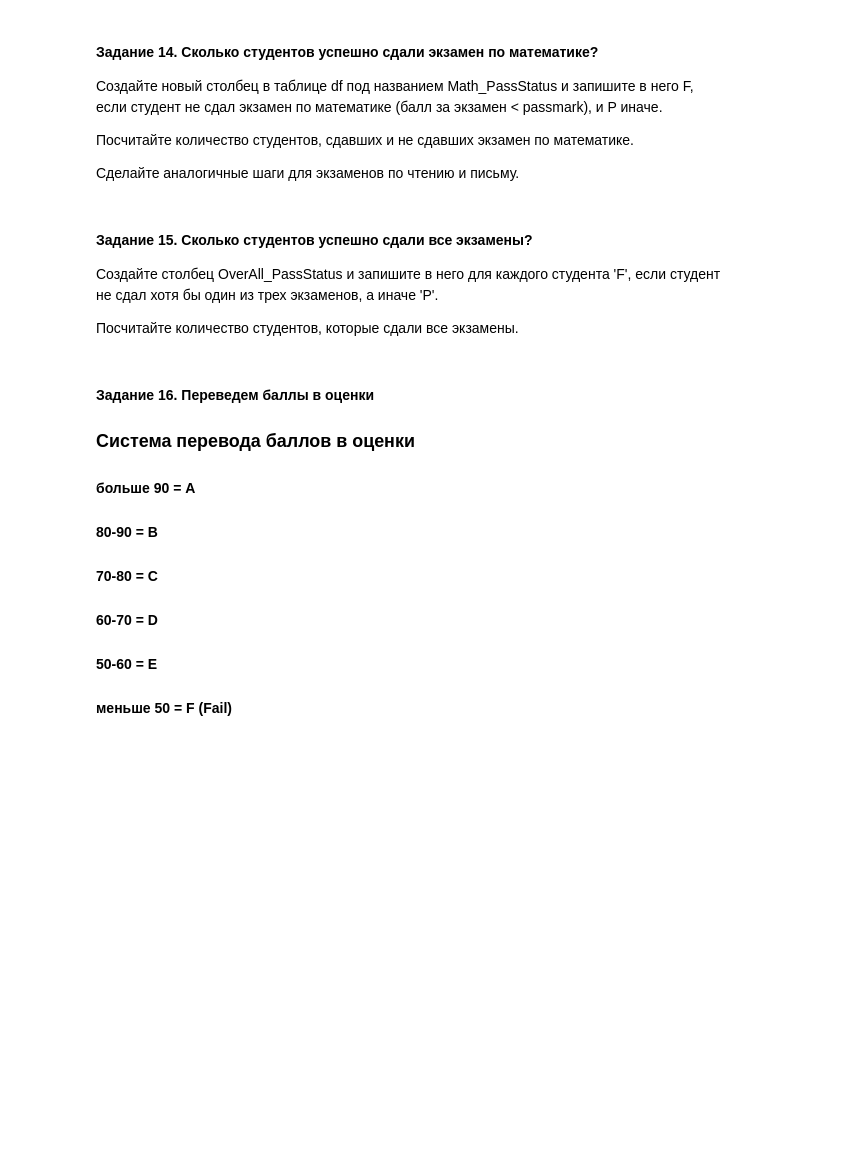
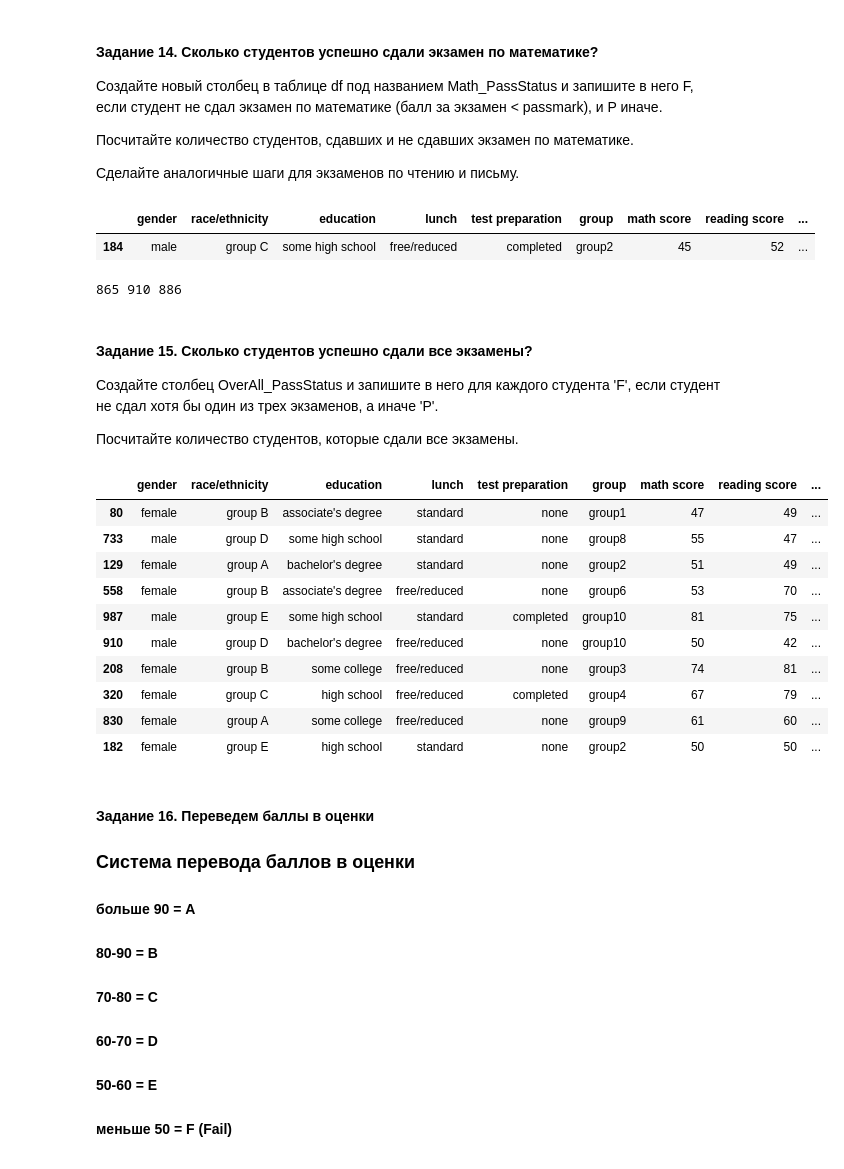
Before and after one commit to Nol1fer/iad-intro-ds, a Jupyter notebook: hw02/hw02_pandas.ipynb, the cells around one changed output. Cells and saved outputs as stored; diff of their text form; code cells hidden in the pictures; blank space fills up the shorter version.

```diff
--- a/hw02/hw02_pandas.ipynb
+++ b/hw02/hw02_pandas.ipynb
@@ -74,0 +204,22 @@ passmark = 50
+# %%
+%%timeit
+# Initialize dictionary to store sums and counts
+race_scores = {}
+
+# Loop through each row
+for idx, row in df.iterrows():
+    race = row["race/ethnicity"]
+    score = row["reading score"]
+
+    if race not in race_scores:
+        race_scores[race] = {"sum": 0, "count": 0}
+
+    race_scores[race]["sum"] += score
+    race_scores[race]["count"] += 1
+
+# Calculate means
+result = {}
+for race, data in race_scores.items():
+    result[race] = data["sum"] / data["count"]
+
+print(result)
@@ -93,3 +292,20 @@ https://www.kaggle.com/kamilpolak/tutorial-how-to-use-pivot-table-in-pandas
+# %%
+df["Math_PassStatus"] = df["math score"].apply(lambda score: "F" if score < passmark else "P")
+# %%
+df["Reading_PassStatus"] = df["reading score"].apply(lambda score: "F" if score < passmark else "P")
+df["Writing_PassStatus"] = df["writing score"].apply(lambda score: "F" if score < passmark else "P")
+
+df.sample()
+# %% [output]
+|  | gender | race/ethnicity | education | lunch | test preparation | group | math score | reading score | ... |
+| 184 | male | group C | some high school | free/reduced | completed | group2 | 45 | 52 | ... |
+# %%
+mc = (df["Math_PassStatus"] == "P").sum()
+mr = (df["Reading_PassStatus"] == "P").sum()
+mw = (df["Writing_PassStatus"] == "P").sum()
+print(mc, mr, mw)
+# %% [output]
+865 910 886
 # %% [markdown]
 #### Задание 15. Сколько студентов успешно сдали все экзамены?
 
@@ -101,3 +315,21 @@ https://www.kaggle.com/kamilpolak/tutorial-how-to-use-pivot-table-in-pandas
+# %%
+def calculate_total(row):
+    return "P" if (row['Math_PassStatus'] == "P" and row['Reading_PassStatus'] == "P" and row['Writing_PassStatus'] == "P") else "F"
+
+df["OverAll_PassStatus"] = df.apply(calculate_total, axis=1)
+df.sample(10)
+# %% [output]
+|  | gender | race/ethnicity | education | lunch | test preparation | group | math score | reading score | ... |
+| 80 | female | group B | associate's degree | standard | none | group1 | 47 | 49 | ... |
+| 733 | male | group D | some high school | standard | none | group8 | 55 | 47 | ... |
+| 129 | female | group A | bachelor's degree | standard | none | group2 | 51 | 49 | ... |
+| 558 | female | group B | associate's degree | free/reduced | none | group6 | 53 | 70 | ... |
+| 987 | male | group E | some high school | standard | completed | group10 | 81 | 75 | ... |
+| 910 | male | group D | bachelor's degree | free/reduced | none | group10 | 50 | 42 | ... |
+| 208 | female | group B | some college | free/reduced | none | group3 | 74 | 81 | ... |
+| 320 | female | group C | high school | free/reduced | completed | group4 | 67 | 79 | ... |
+| 830 | female | group A | some college | free/reduced | none | group9 | 61 | 60 | ... |
+| 182 | female | group E | high school | standard | none | group2 | 50 | 50 | ... |
 # %% [markdown]
 #### Задание 16. Переведем баллы в оценки
 
```
Also changed, not shown: parts of 40 cells of this notebook.
